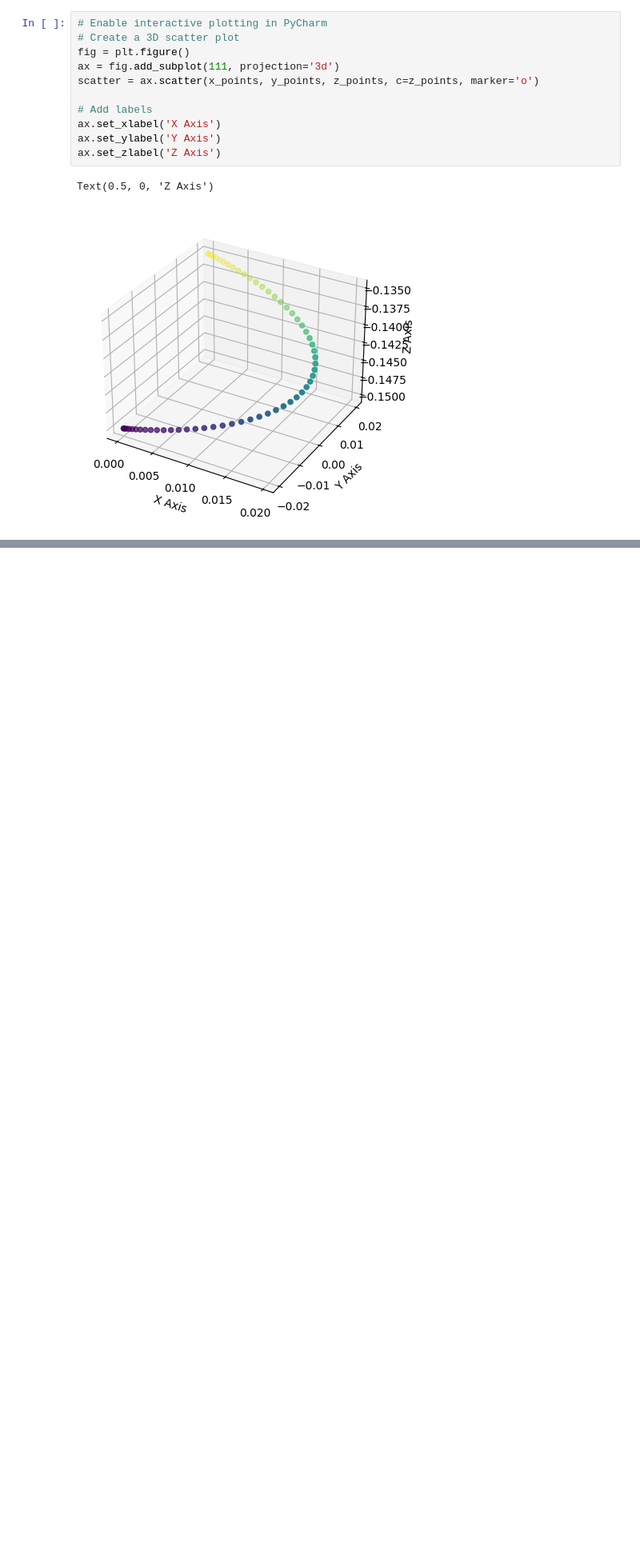
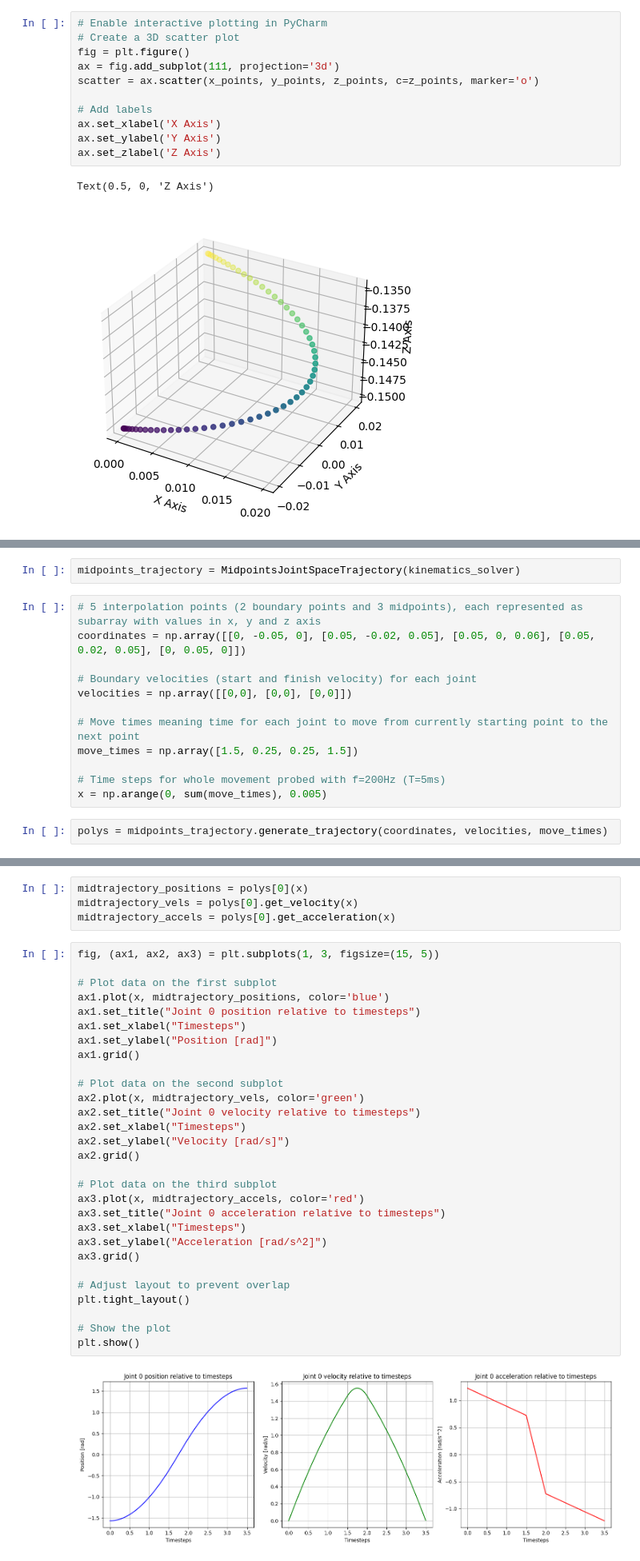
Before and after one commit to HexapodBionik/kinematics, a Jupyter notebook: joint_space_trajectory/joint_space_trajectory.ipynb, the cells around one changed output, grey strips where cells are left out. Shown: that part at 80% size. Cells and saved outputs as stored; diff of their text form; blank space fills up the shorter version.

```diff
--- a/joint_space_trajectory/joint_space_trajectory.ipynb
+++ b/joint_space_trajectory/joint_space_trajectory.ipynb
@@ -110,0 +120,16 @@ Text(0.5, 0, 'Z Axis')
+# %%
+midpoints_trajectory = MidpointsJointSpaceTrajectory(kinematics_solver)
+# %%
+# 5 interpolation points (2 boundary points and 3 midpoints), each represented as subarray with values in x, y and z axis
+coordinates = np.array([[0, -0.05, 0], [0.05, -0.02, 0.05], [0.05, 0, 0.06], [0.05, 0.02, 0.05], [0, 0.05, 0]])
+
+# Boundary velocities (start and finish velocity) for each joint
+velocities = np.array([[0,0], [0,0], [0,0]])
+
+# Move times meaning time for each joint to move from currently starting point to the next point
+move_times = np.array([1.5, 0.25, 0.25, 1.5])
+
+# Time steps for whole movement probed with f=200Hz (T=5ms)
+x = np.arange(0, sum(move_times), 0.005)
+# %%
+polys = midpoints_trajectory.generate_trajectory(coordinates, velocities, move_times)
@@ -110,0 +138,35 @@ Text(0.5, 0, 'Z Axis')
+# %%
+midtrajectory_positions = polys[0](x)
+midtrajectory_vels = polys[0].get_velocity(x)
+midtrajectory_accels = polys[0].get_acceleration(x)
+# %%
+fig, (ax1, ax2, ax3) = plt.subplots(1, 3, figsize=(15, 5))
+
+# Plot data on the first subplot
+ax1.plot(x, midtrajectory_positions, color='blue')
+ax1.set_title("Joint 0 position relative to timesteps")
+ax1.set_xlabel("Timesteps")
+ax1.set_ylabel("Position [rad]")
+ax1.grid()
+
+# Plot data on the second subplot
+ax2.plot(x, midtrajectory_vels, color='green')
+ax2.set_title("Joint 0 velocity relative to timesteps")
+ax2.set_xlabel("Timesteps")
+ax2.set_ylabel("Velocity [rad/s]")
+ax2.grid()
+
+# Plot data on the third subplot
+ax3.plot(x, midtrajectory_accels, color='red')
+ax3.set_title("Joint 0 acceleration relative to timesteps")
+ax3.set_xlabel("Timesteps")
+ax3.set_ylabel("Acceleration [rad/s^2]")
+ax3.grid()
+
+# Adjust layout to prevent overlap
+plt.tight_layout()
+
+# Show the plot
+plt.show()
+# %% [output]
+[figure, added]
```
Also changed, not shown: parts of 9 cells of this notebook, 2 other files.
